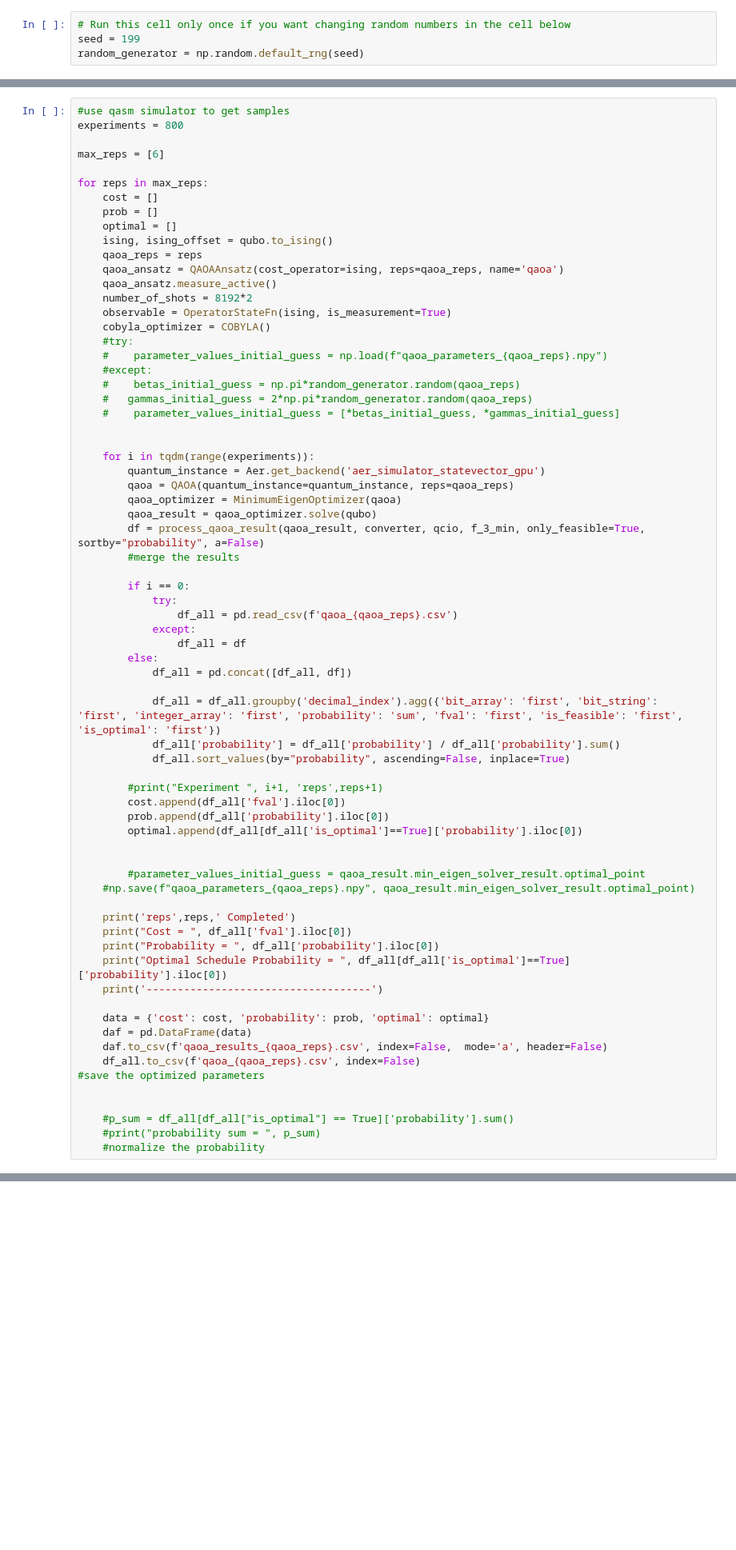
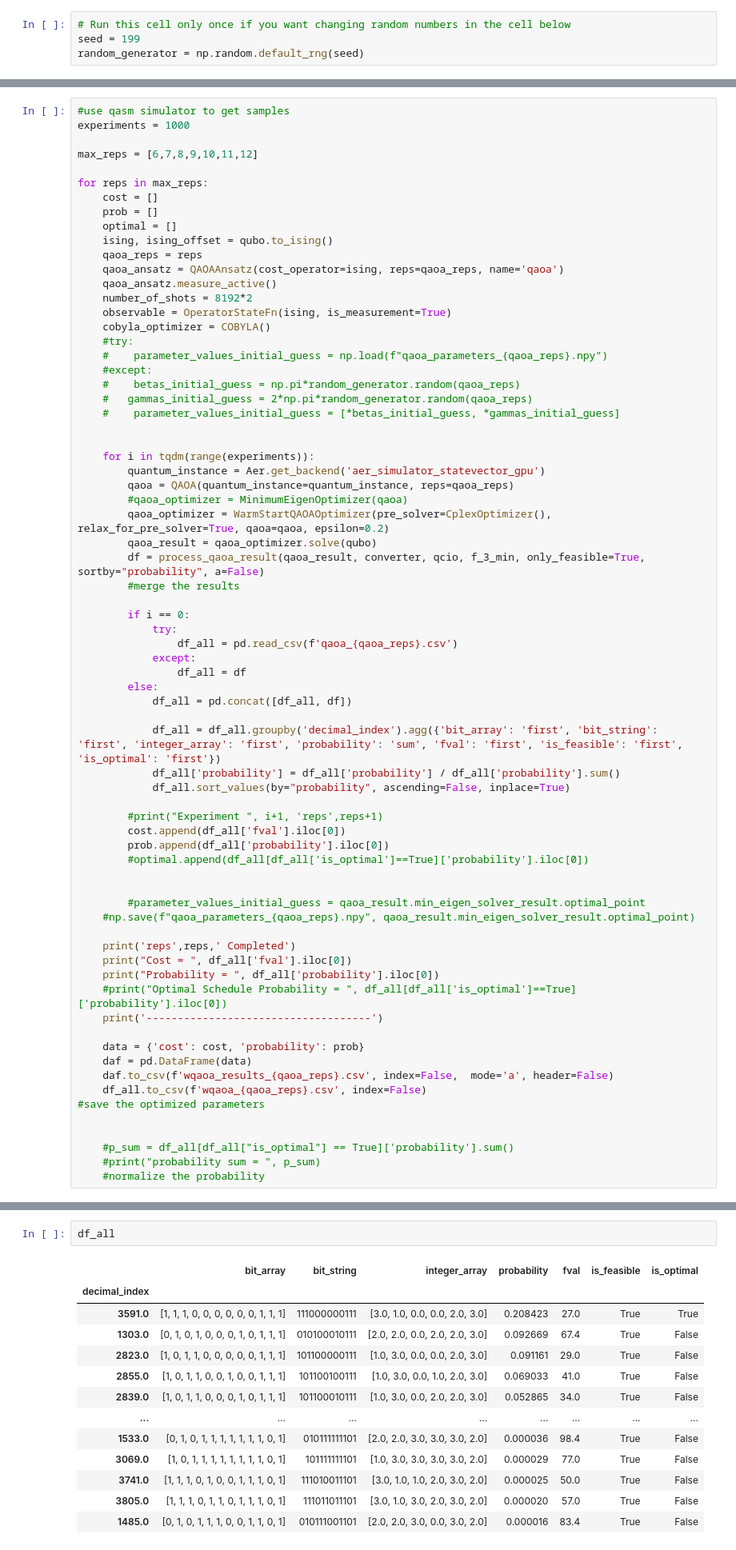
Before and after one commit to ShehbazTariq/LamA_QAOA, a Jupyter notebook: 6g_copy.ipynb, the cells around one changed output, grey strips where cells are left out. Shown at 80% size. Cells and saved outputs as stored; diff of their text form; blank space fills up the shorter version.

```diff
--- a/6g_copy.ipynb
+++ b/6g_copy.ipynb
@@ -100,8 +101,8 @@ from tqdm import tqdm
 # %%
 #use qasm simulator to get samples
-experiments = 800
+experiments = 1000
 
-max_reps = [6]
+max_reps = [6,7,8,9,10,11,12]
 
 for reps in max_reps:
     cost = []
@@ -125,7 +126,8 @@ for reps in max_reps:
     for i in tqdm(range(experiments)):
         quantum_instance = Aer.get_backend('aer_simulator_statevector_gpu')
         qaoa = QAOA(quantum_instance=quantum_instance, reps=qaoa_reps)
-        qaoa_optimizer = MinimumEigenOptimizer(qaoa)
+        #qaoa_optimizer = MinimumEigenOptimizer(qaoa)
+        qaoa_optimizer = WarmStartQAOAOptimizer(pre_solver=CplexOptimizer(), relax_for_pre_solver=True, qaoa=qaoa, epsilon=0.2)
         qaoa_result = qaoa_optimizer.solve(qubo)
         df = process_qaoa_result(qaoa_result, converter, qcio, f_3_min, only_feasible=True, sortby="probability", a=False)
         #merge the results
@@ -145,7 +147,7 @@ for reps in max_reps:
         #print("Experiment ", i+1, 'reps',reps+1)
         cost.append(df_all['fval'].iloc[0])
         prob.append(df_all['probability'].iloc[0])
-        optimal.append(df_all[df_all['is_optimal']==True]['probability'].iloc[0])
+        #optimal.append(df_all[df_all['is_optimal']==True]['probability'].iloc[0])
 
 
         #parameter_values_initial_guess = qaoa_result.min_eigen_solver_result.optimal_point
@@ -154,13 +156,13 @@ for reps in max_reps:
     print('reps',reps,' Completed')
     print("Cost = ", df_all['fval'].iloc[0])
     print("Probability = ", df_all['probability'].iloc[0])
-    print("Optimal Schedule Probability = ", df_all[df_all['is_optimal']==True]['probability'].iloc[0])
+    #print("Optimal Schedule Probability = ", df_all[df_all['is_optimal']==True]['probability'].iloc[0])
     print('------------------------------------')
 
-    data = {'cost': cost, 'probability': prob, 'optimal': optimal}
+    data = {'cost': cost, 'probability': prob}
     daf = pd.DataFrame(data)
-    daf.to_csv(f'qaoa_results_{qaoa_reps}.csv', index=False,  mode='a', header=False)
-    df_all.to_csv(f'qaoa_{qaoa_reps}.csv', index=False)
+    daf.to_csv(f'wqaoa_results_{qaoa_reps}.csv', index=False,  mode='a', header=False)
+    df_all.to_csv(f'wqaoa_{qaoa_reps}.csv', index=False)
 #save the optimized parameters
 
 
@@ -174,0 +186,16 @@ array([-2.57582721,  1.11210198, -0.33307178, 14.03119626,  6.21018594,
+# %%
+df_all
+# %% [output]
+|  | bit_array | bit_string | integer_array | probability | fval | is_feasible | is_optimal |
+| decimal_index |  |  |  |  |  |  |  |
+| 3591.0 | [1, 1, 1, 0, 0, 0, 0, 0, 0, 1, 1, 1] | 111000000111 | [3.0, 1.0, 0.0, 0.0, 2.0, 3.0] | 0.208423 | 27.0 | True | True |
+| 1303.0 | [0, 1, 0, 1, 0, 0, 0, 1, 0, 1, 1, 1] | 010100010111 | [2.0, 2.0, 0.0, 2.0, 2.0, 3.0] | 0.092669 | 67.4 | True | False |
+| 2823.0 | [1, 0, 1, 1, 0, 0, 0, 0, 0, 1, 1, 1] | 101100000111 | [1.0, 3.0, 0.0, 0.0, 2.0, 3.0] | 0.091161 | 29.0 | True | False |
+| 2855.0 | [1, 0, 1, 1, 0, 0, 1, 0, 0, 1, 1, 1] | 101100100111 | [1.0, 3.0, 0.0, 1.0, 2.0, 3.0] | 0.069033 | 41.0 | True | False |
+| 2839.0 | [1, 0, 1, 1, 0, 0, 0, 1, 0, 1, 1, 1] | 101100010111 | [1.0, 3.0, 0.0, 2.0, 2.0, 3.0] | 0.052865 | 34.0 | True | False |
+| ... | ... | ... | ... | ... | ... | ... | ... |
+| 1533.0 | [0, 1, 0, 1, 1, 1, 1, 1, 1, 1, 0, 1] | 010111111101 | [2.0, 2.0, 3.0, 3.0, 3.0, 2.0] | 0.000036 | 98.4 | True | False |
+| 3069.0 | [1, 0, 1, 1, 1, 1, 1, 1, 1, 1, 0, 1] | 101111111101 | [1.0, 3.0, 3.0, 3.0, 3.0, 2.0] | 0.000029 | 77.0 | True | False |
+| 3741.0 | [1, 1, 1, 0, 1, 0, 0, 1, 1, 1, 0, 1] | 111010011101 | [3.0, 1.0, 1.0, 2.0, 3.0, 2.0] | 0.000025 | 50.0 | True | False |
+| 3805.0 | [1, 1, 1, 0, 1, 1, 0, 1, 1, 1, 0, 1] | 111011011101 | [3.0, 1.0, 3.0, 2.0, 3.0, 2.0] | 0.000020 | 57.0 | True | False |
+| 1485.0 | [0, 1, 0, 1, 1, 1, 0, 0, 1, 1, 0, 1] | 010111001101 | [2.0, 2.0, 3.0, 0.0, 3.0, 2.0] | 0.000016 | 83.4 | True | False |
```
Also changed, not shown: parts of 8 cells of this notebook, 15 other files.
